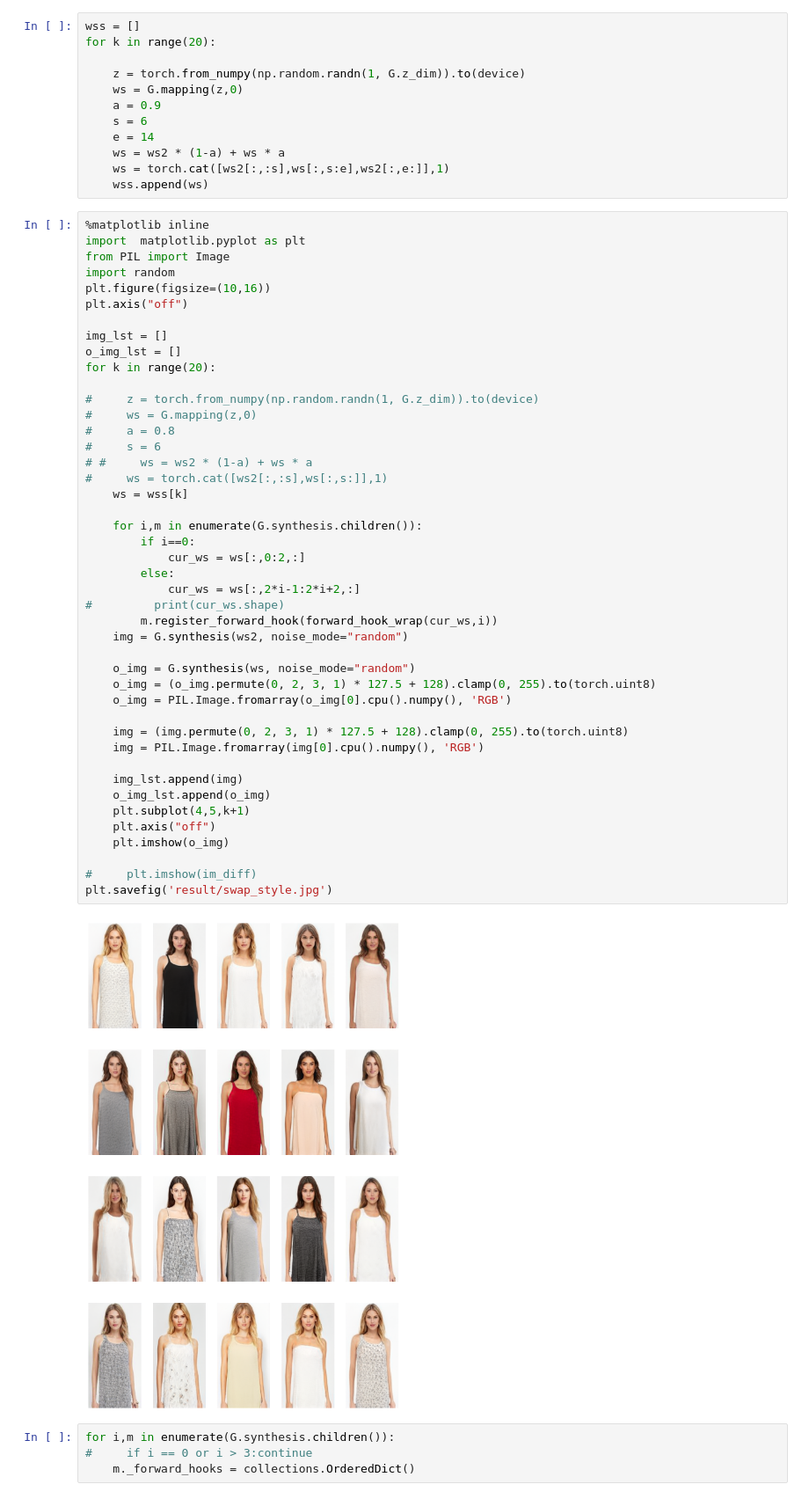
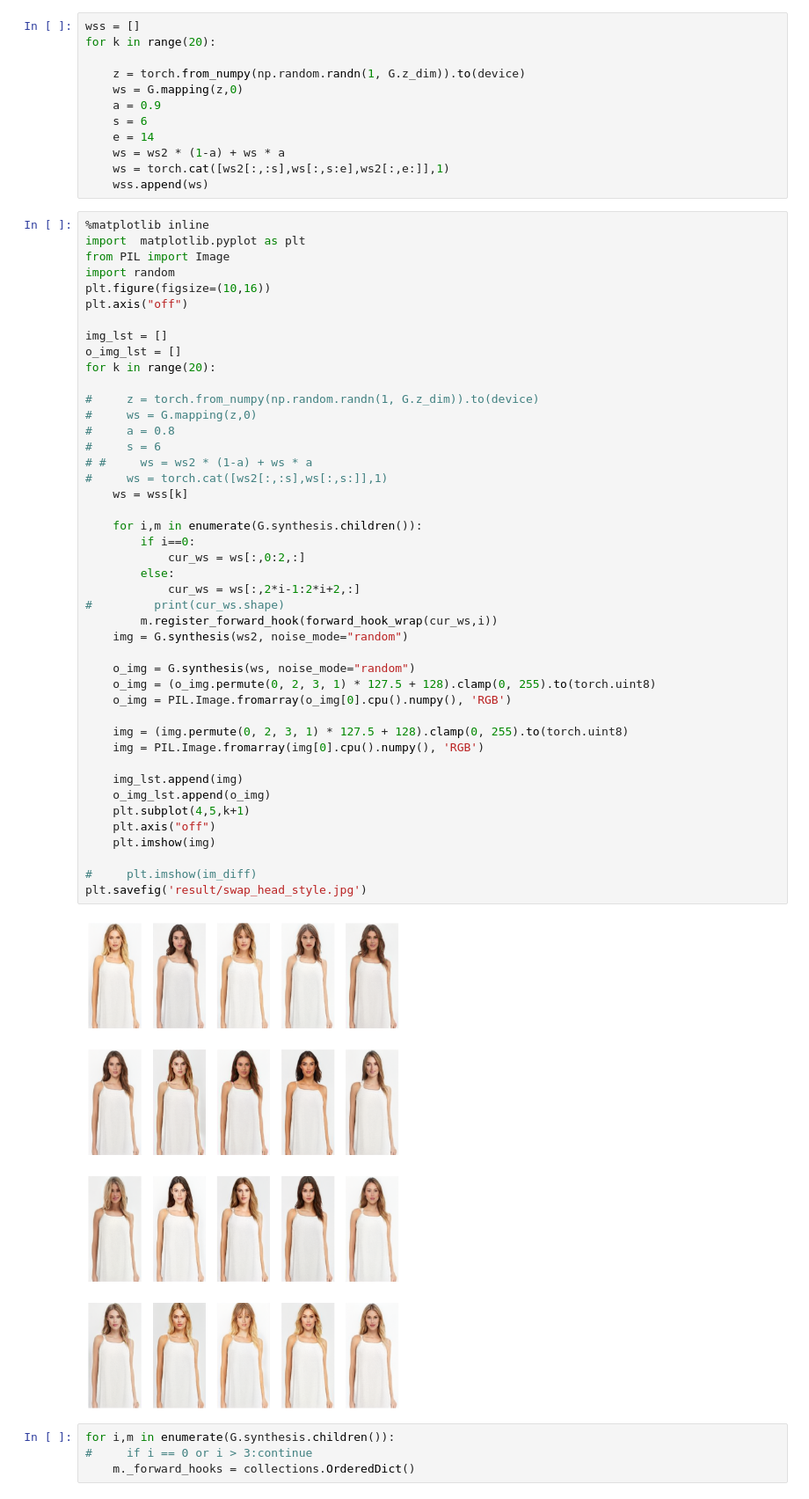
Before and after one commit to Continue7777/stylegan2-ada-deepFashion, a Jupyter notebook: analyze.ipynb, the cells around one changed output. Shown at 88% size. Cells and saved outputs as stored; diff of their text form.

```diff
--- a/analyze.ipynb
+++ b/analyze.ipynb
@@ -205,36 +205,36 @@ for k in range(20):
 #     ws = G.mapping(z,0)
 #     a = 0.8
 #     s = 6
 # #     ws = ws2 * (1-a) + ws * a
 #     ws = torch.cat([ws2[:,:s],ws[:,s:]],1)
     ws = wss[k]
 
     for i,m in enumerate(G.synthesis.children()):
         if i==0:
             cur_ws = ws[:,0:2,:]
         else:
             cur_ws = ws[:,2*i-1:2*i+2,:]
 #         print(cur_ws.shape)
         m.register_forward_hook(forward_hook_wrap(cur_ws,i))
     img = G.synthesis(ws2, noise_mode="random")
 
     o_img = G.synthesis(ws, noise_mode="random")
     o_img = (o_img.permute(0, 2, 3, 1) * 127.5 + 128).clamp(0, 255).to(torch.uint8)
     o_img = PIL.Image.fromarray(o_img[0].cpu().numpy(), 'RGB')
 
     img = (img.permute(0, 2, 3, 1) * 127.5 + 128).clamp(0, 255).to(torch.uint8)
     img = PIL.Image.fromarray(img[0].cpu().numpy(), 'RGB')
 
     img_lst.append(img)
     o_img_lst.append(o_img)
     plt.subplot(4,5,k+1)
     plt.axis("off")
-    plt.imshow(o_img)
+    plt.imshow(img)
 
 #     plt.imshow(im_diff)
-plt.savefig('result/swap_style.jpg')
+plt.savefig('result/swap_head_style.jpg')
 # %% [output]
-[figure, old version]
+[figure, new version]
 # %%
 for i,m in enumerate(G.synthesis.children()):
 #     if i == 0 or i > 3:continue
```
Also changed, not shown: 1 other file.
